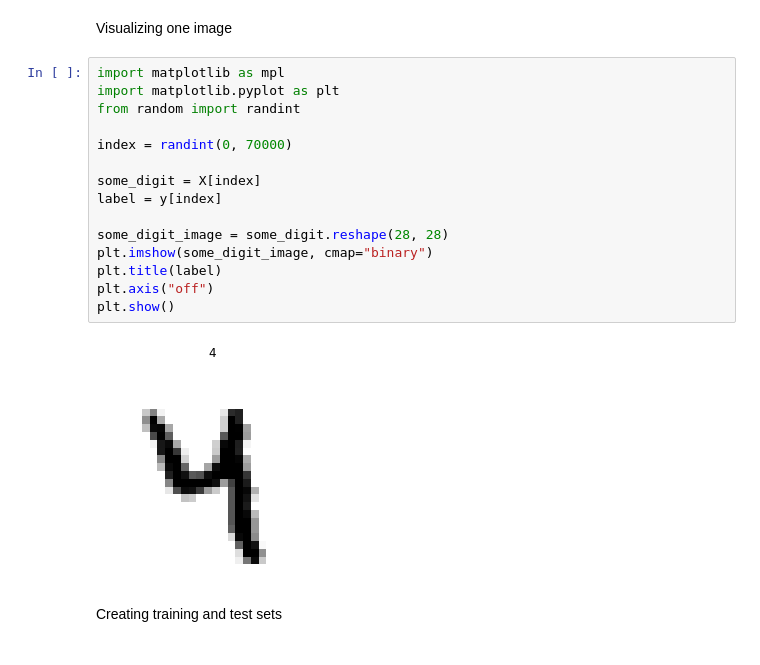
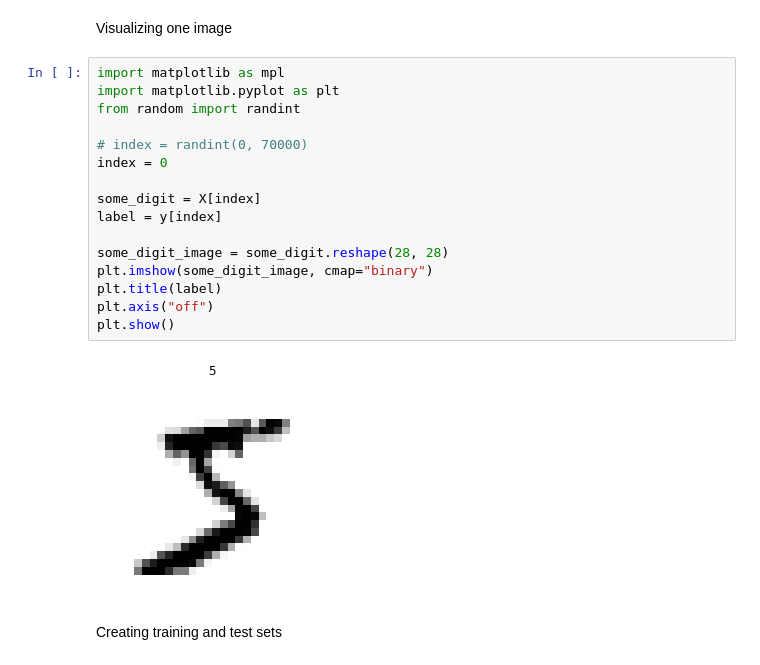
Before and after one commit to DenysLins/handson-ml2-denys, a Jupyter notebook: chapter03/Classification.ipynb, the cells around one changed output. Saved outputs shown, nothing was run; the diff lists cells and outputs as text.

```diff
--- a/chapter03/Classification.ipynb
+++ b/chapter03/Classification.ipynb
@@ -52,20 +52,21 @@ Visualizing one image
 # %%
 import matplotlib as mpl
 import matplotlib.pyplot as plt
 from random import randint
 
-index = randint(0, 70000)
+# index = randint(0, 70000)
+index = 0
 
 some_digit = X[index]
 label = y[index]
 
 some_digit_image = some_digit.reshape(28, 28)
 plt.imshow(some_digit_image, cmap="binary")
 plt.title(label)
 plt.axis("off")
 plt.show()
 # %% [output]
-[figure, old version]
+[figure, new version]
 # %% [markdown]
 Creating training and test sets
 # %%
```
Also changed, not shown: parts of 5 cells of this notebook, 1 other file.
